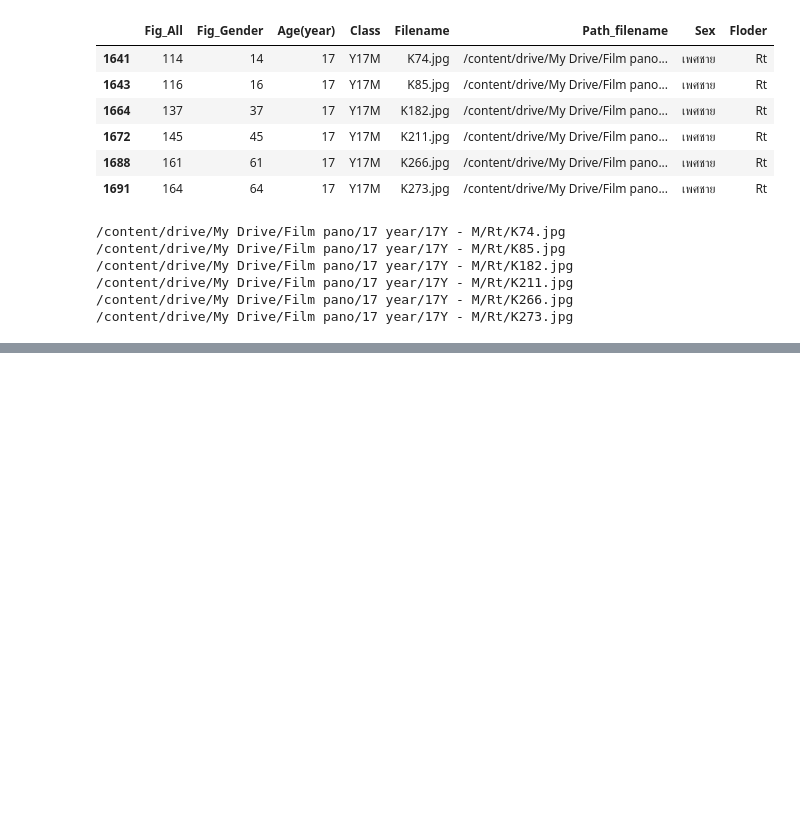
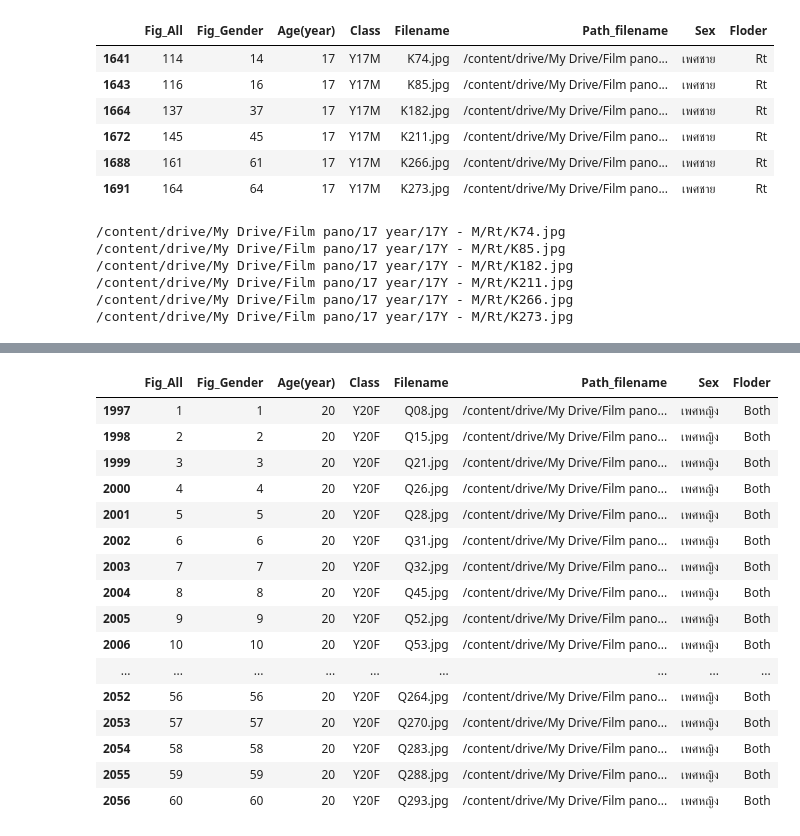
Before and after one commit to Wanita-8943/efficientnet_keras_transfer_learning, a Jupyter notebook: ตัดรูป.ipynb, the cells around one changed output, grey strips where cells are left out. Saved outputs shown, nothing was run; the diff lists cells and outputs as text; code cells hidden in the pictures; blank space fills up the shorter version.

```diff
--- a/ตัดรูป.ipynb
+++ b/ตัดรูป.ipynb
@@ -3018,0 +3676,21 @@ for i in path:
+# %%
+Y20F_1= df[(df['Class'] == 'Y20F')&(df['Floder']=='Both')]#Y10F#หญิง
+Y20F_1
+# %% [output]
+|  | Fig_All | Fig_Gender | Age(year) | Class | Filename | Path_filename | Sex | Floder |
+| 1997 | 1 | 1 | 20 | Y20F | Q08.jpg | /content/drive/My Drive/Film pano... | เพศหญิง | Both |
+| 1998 | 2 | 2 | 20 | Y20F | Q15.jpg | /content/drive/My Drive/Film pano... | เพศหญิง | Both |
+| 1999 | 3 | 3 | 20 | Y20F | Q21.jpg | /content/drive/My Drive/Film pano... | เพศหญิง | Both |
+| 2000 | 4 | 4 | 20 | Y20F | Q26.jpg | /content/drive/My Drive/Film pano... | เพศหญิง | Both |
+| 2001 | 5 | 5 | 20 | Y20F | Q28.jpg | /content/drive/My Drive/Film pano... | เพศหญิง | Both |
+| 2002 | 6 | 6 | 20 | Y20F | Q31.jpg | /content/drive/My Drive/Film pano... | เพศหญิง | Both |
+| 2003 | 7 | 7 | 20 | Y20F | Q32.jpg | /content/drive/My Drive/Film pano... | เพศหญิง | Both |
+| 2004 | 8 | 8 | 20 | Y20F | Q45.jpg | /content/drive/My Drive/Film pano... | เพศหญิง | Both |
+| 2005 | 9 | 9 | 20 | Y20F | Q52.jpg | /content/drive/My Drive/Film pano... | เพศหญิง | Both |
+| 2006 | 10 | 10 | 20 | Y20F | Q53.jpg | /content/drive/My Drive/Film pano... | เพศหญิง | Both |
+| ... | ... | ... | ... | ... | ... | ... | ... | ... |
+| 2052 | 56 | 56 | 20 | Y20F | Q264.jpg | /content/drive/My Drive/Film pano... | เพศหญิง | Both |
+| 2053 | 57 | 57 | 20 | Y20F | Q270.jpg | /content/drive/My Drive/Film pano... | เพศหญิง | Both |
+| 2054 | 58 | 58 | 20 | Y20F | Q283.jpg | /content/drive/My Drive/Film pano... | เพศหญิง | Both |
+| 2055 | 59 | 59 | 20 | Y20F | Q288.jpg | /content/drive/My Drive/Film pano... | เพศหญิง | Both |
+| 2056 | 60 | 60 | 20 | Y20F | Q293.jpg | /content/drive/My Drive/Film pano... | เพศหญิง | Both |
```
Also changed, not shown: parts of 37 cells of this notebook.
